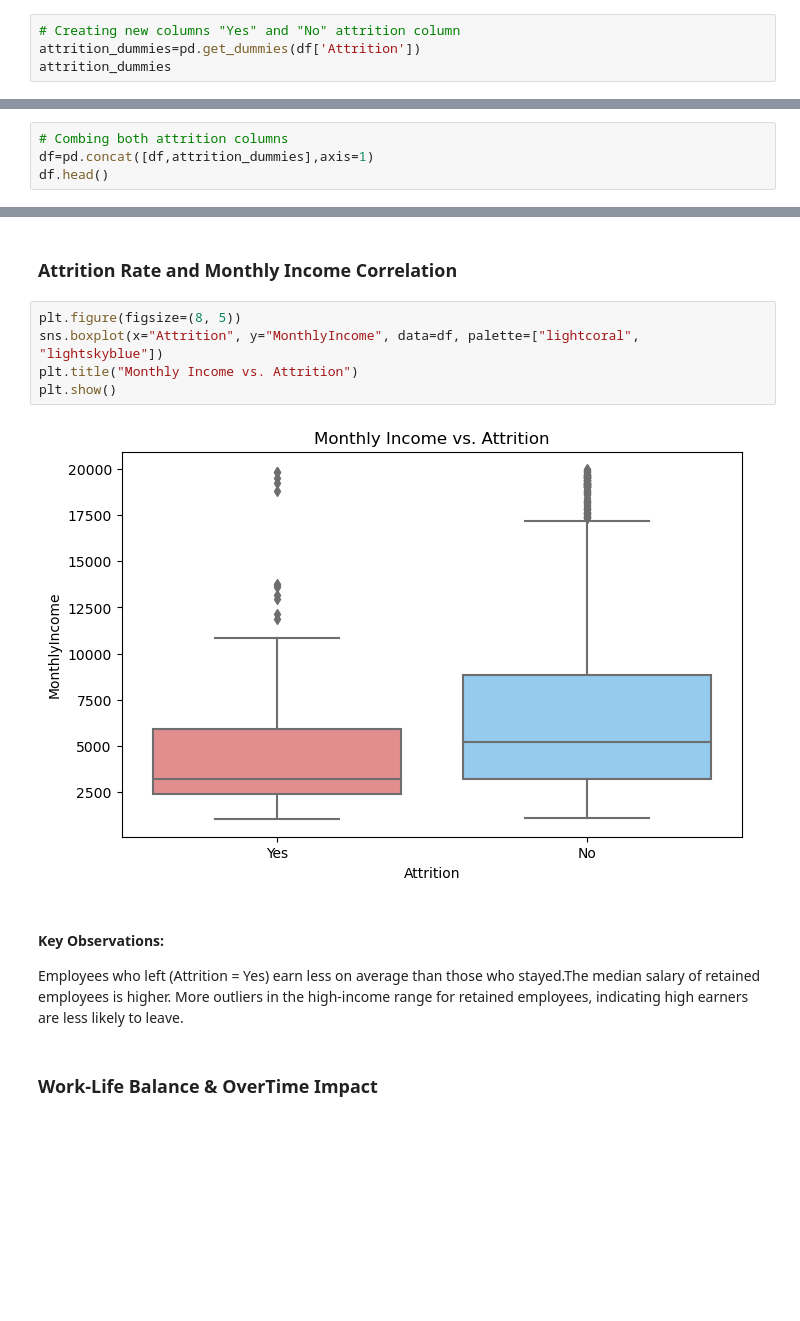
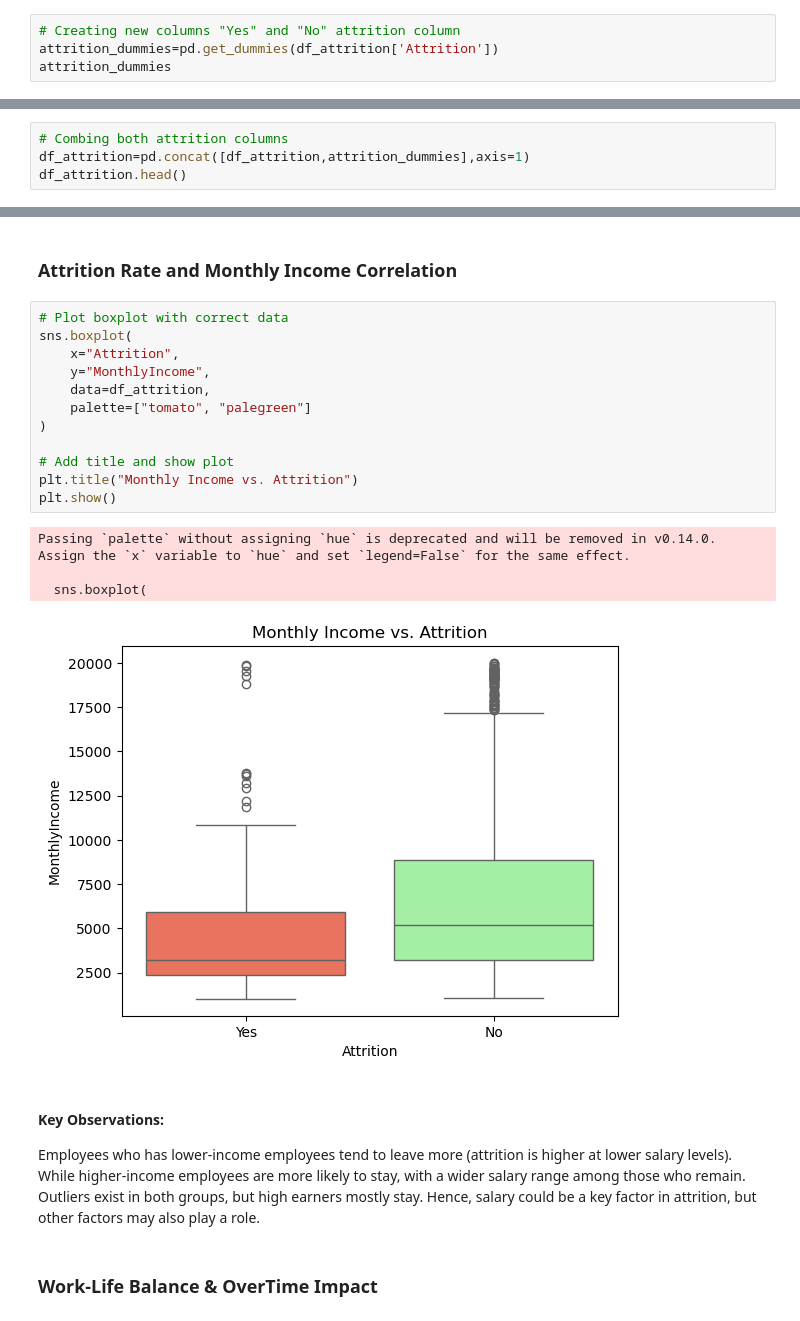
Before and after one commit to macch3/Employee-Attrition-Report, a Jupyter notebook: HR_Employee_Attrition.ipynb, the cells around one changed output, grey strips where cells are left out. Saved outputs shown, nothing was run; the diff lists cells and outputs as text; blank space fills up the shorter version.

```diff
--- a/HR_Employee_Attrition.ipynb
+++ b/HR_Employee_Attrition.ipynb
@@ -168,6 +168,6 @@ df.drop(['EmployeeCount', 'EmployeeNumber'],axis=1)
 # %%
 # Creating new columns "Yes" and "No" attrition column
-attrition_dummies=pd.get_dummies(df['Attrition'])
+attrition_dummies=pd.get_dummies(df_attrition['Attrition'])
 attrition_dummies
 # %% [output]
 |  | No | Yes |
@@ -185,8 +185,8 @@ attrition_dummies
 1470 rows × 2 columns
 # %%
 # Combing both attrition columns
-df=pd.concat([df,attrition_dummies],axis=1)
-df.head()
+df_attrition=pd.concat([df_attrition,attrition_dummies],axis=1)
+df_attrition.head()
 # %% [output]
 |  | Age | Attrition | BusinessTravel | DailyRate | Department | DistanceFromHome | Education | ... |
 | 0 | 41 | Yes | Travel_Rarely | 1102 | Sales | 1 | 2 | ... |
@@ -286,15 +331,25 @@ R&D and Sales have higher attrition compared to Human Resources. R&D shows the h
 # %% [markdown]
 ### **Attrition Rate and Monthly Income Correlation**
 # %%
-plt.figure(figsize=(8, 5))
-sns.boxplot(x="Attrition", y="MonthlyIncome", data=df, palette=["lightcoral", "lightskyblue"])
+# Plot boxplot with correct data
+sns.boxplot(
+    x="Attrition",
+    y="MonthlyIncome",
+    data=df_attrition,
+    palette=["tomato", "palegreen"]
+)
+
+# Add title and show plot
 plt.title("Monthly Income vs. Attrition")
 plt.show()
 # %% [output]
+Passing `palette` without assigning `hue` is deprecated and will be removed in v0.14.0. Assign the `x` variable to `hue` and set `legend=False` for the same effect.
+
+  sns.boxplot(
-[figure, old version]
+[figure, new version]
 # %% [markdown]
 #### Key Observations:
-Employees who left (Attrition = Yes) earn less on average than those who stayed.The median salary of retained employees is higher. More outliers in the high-income range for retained employees, indicating high earners are less likely to leave.
+Employees who has lower-income employees tend to leave more (attrition is higher at lower salary levels). While higher-income employees are more likely to stay, with a wider salary range among those who remain. Outliers exist in both groups, but high earners mostly stay. Hence, salary could be a key factor in attrition, but other factors may also play a role.
 # %% [markdown]
 ### **Work-Life Balance & OverTime Impact**
 # %%
```
Also changed, not shown: parts of 27 cells of this notebook.
